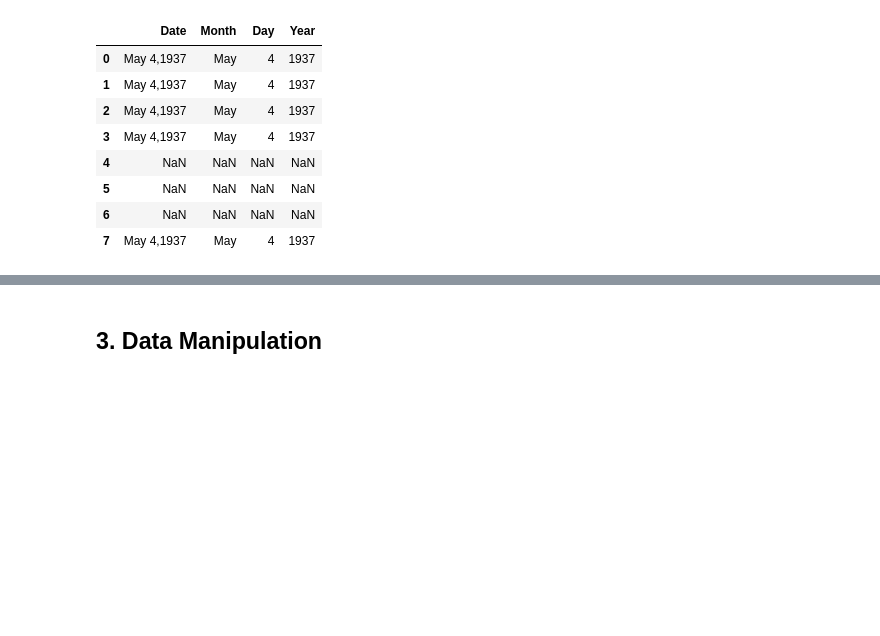
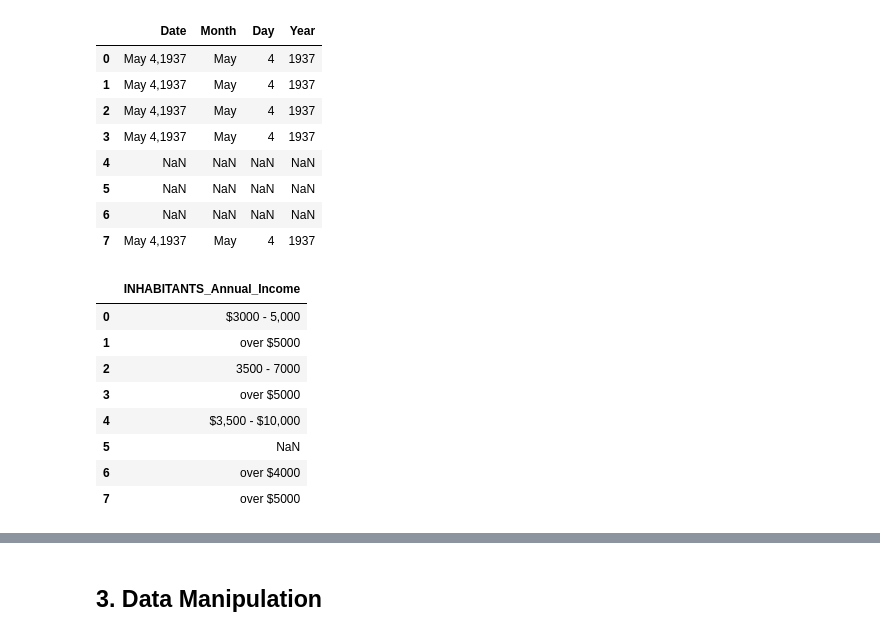
Before and after one commit to umd-cases/dcic_baltimore-notebook, a Jupyter notebook: baltimore_redlining_notebook/notebook/Baltimore .ipynb, the cells around one changed output, grey strips where cells are left out. Saved outputs shown, nothing was run; the diff lists cells and outputs as text; code cells hidden in the pictures; blank space fills up the shorter version.

```diff
--- a/baltimore_redlining_notebook/notebook/Baltimore .ipynb
+++ b/baltimore_redlining_notebook/notebook/Baltimore .ipynb
@@ -370,3 +370,15 @@ df.ix[0:7,['Date','Month','Day','Year']]
 | 5 | NaN | NaN | NaN | NaN |
 | 6 | NaN | NaN | NaN | NaN |
 | 7 | May 4,1937 | May | 4 | 1937 |
+# %%
+df.ix[0:7,['INHABITANTS_Annual_Income']]
+# %% [output]
+|  | INHABITANTS_Annual_Income |
+| 0 | $3000 - 5,000 |
+| 1 | over $5000 |
+| 2 | 3500 - 7000 |
+| 3 | over $5000 |
+| 4 | $3,500 - $10,000 |
+| 5 | NaN |
+| 6 | over $4000 |
+| 7 | over $5000 |
```
Also changed, not shown: parts of 19 cells of this notebook.
